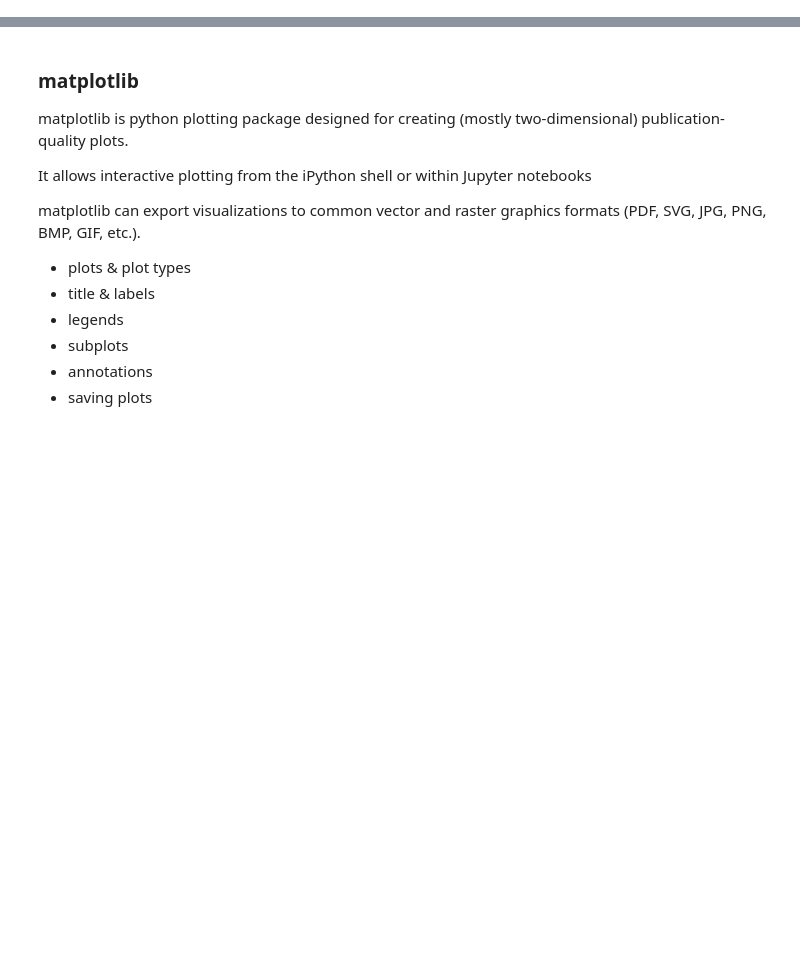
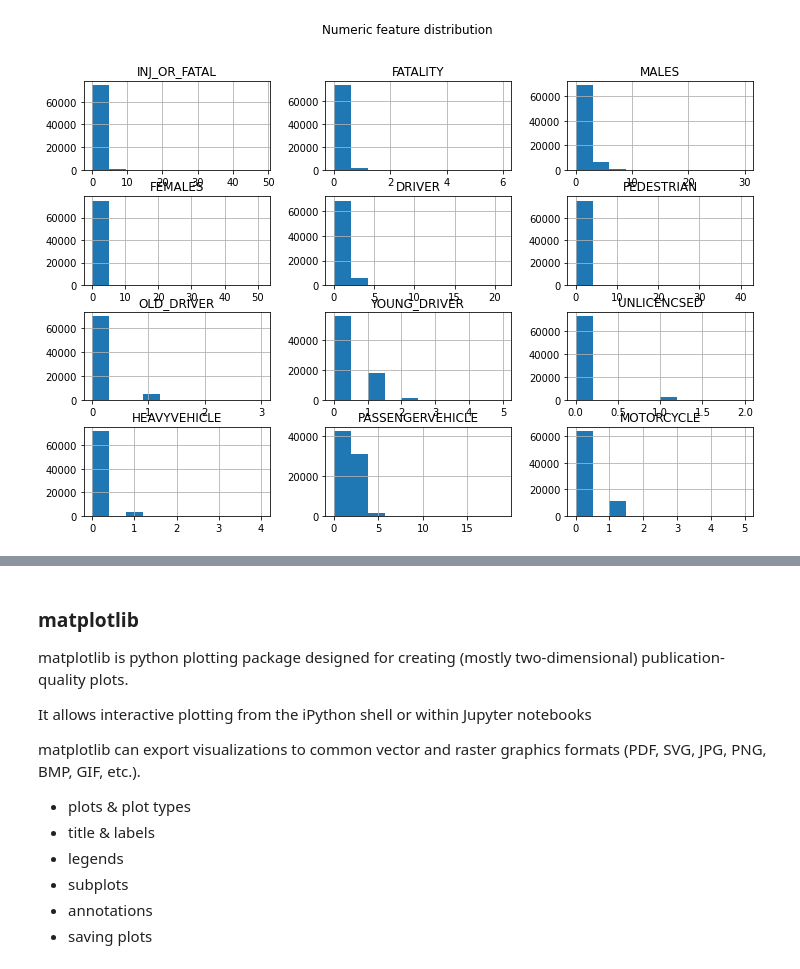
Before and after one commit to brendenwest/ad450, a Jupyter notebook: 4_data_visualization.ipynb, the cells around one changed output, grey strips where cells are left out. Saved outputs shown, nothing was run; the diff lists cells and outputs as text; code cells hidden in the pictures; blank space fills up the shorter version.

```diff
--- a/4_data_visualization.ipynb
+++ b/4_data_visualization.ipynb
@@ -52,0 +86,7 @@
+# %%
+import pandas as pd
+import seaborn as sns
+import matplotlib.pyplot as plt
+import numpy as np
+
+data = pd.read_csv("sample_data/Road_Crashes_for_five_Years_Victoria.csv")
@@ -52,0 +103,12 @@
+# %%
+# extract numeric & categorical data
+numeric_features = data[["INJ_OR_FATAL","FATALITY","MALES",
+       "FEMALES","DRIVER","PEDESTRIAN",
+       "OLD_DRIVER","YOUNG_DRIVER" ,"UNLICENCSED",
+       "HEAVYVEHICLE","PASSENGERVEHICLE","MOTORCYCLE"
+]]
+categorical_features=data[[
+       "ACCIDENT_TIME","ACCIDENT_TYPE","DAY_OF_WEEK",
+        "DCA_CODE","HIT_RUN_FLAG","LIGHT_CONDITION",
+        "ROAD_GEOMETRY","SPEED_ZONE"
+]]
@@ -52,0 +146,7 @@
+# %%
+# show distributions visually
+numeric_features.hist(figsize=[12,8])
+plt.suptitle("Numeric feature distribution")
+plt.show()
+# %% [output]
+[figure, added]
```
Also changed, not shown: parts of 20 cells of this notebook.
